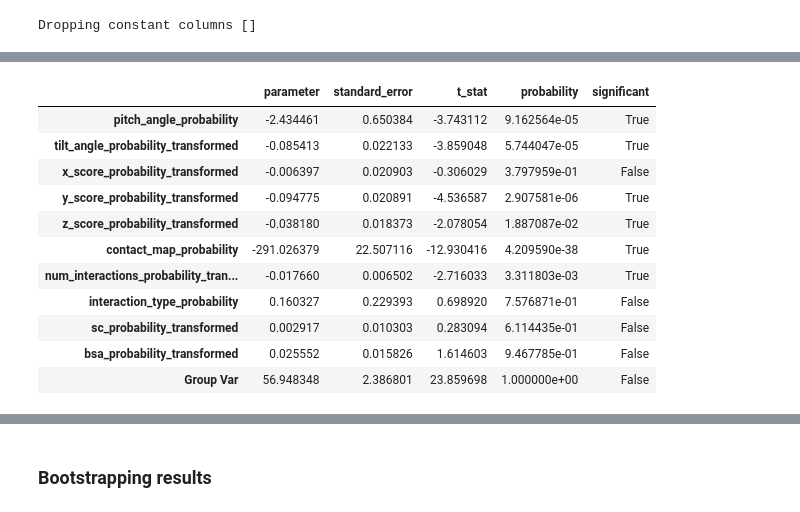
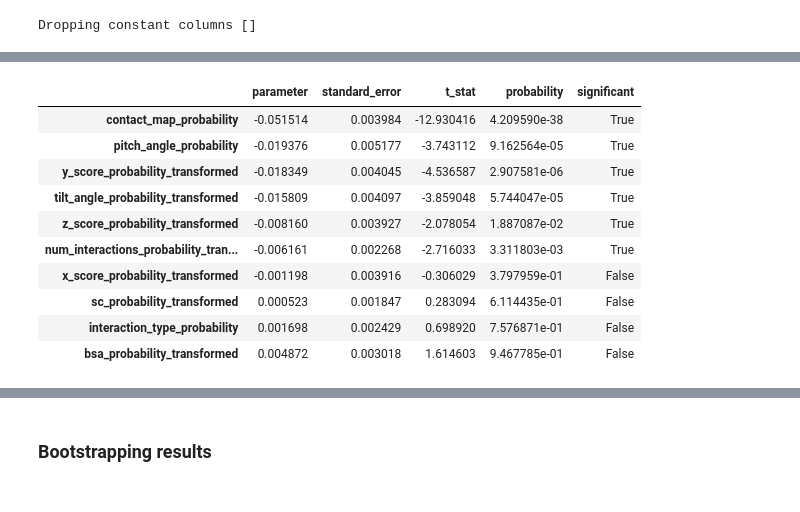
Before and after one commit to benjiemc/tcr-pmhc-predicted-structures, a Jupyter notebook: notebooks/compare_structural_features_to_confidence.ipynb, the cells around one changed output, grey strips where cells are left out. Drawn from its saved outputs; the diff is of its cells as text; code cells hidden in the pictures.

```diff
--- a/notebooks/compare_structural_features_to_confidence.ipynb
+++ b/notebooks/compare_structural_features_to_confidence.ipynb
@@ -1070,20 +1070,20 @@ plt.show()
+# %%
+data = structure_scores[[*structure_probability_names, 'cdr_pmhc_pae_score']]
+data_norm = data.sub(data.mean()).div(data.std())
 # %% [markdown]
 ### Removing outliers using Mahalanobis distance
 # %%
-data = structure_scores[[*structure_probability_names, 'cdr_pmhc_pae_score']]
+centre = data_norm.mean(axis=0)
+centred_data = data_norm.to_numpy() - centre.to_numpy().reshape(1, -1)
 
-centre = data.mean(axis=0)
-centred_data = data.to_numpy() - centre.to_numpy().reshape(1, -1)
-
-covariance = np.cov(data, rowvar=False)
+covariance = np.cov(data_norm, rowvar=False)
 covariance_inv = np.linalg.inv(covariance)
 
 distances = np.dot(np.dot(centred_data, covariance_inv), centred_data.T).diagonal()
 # %%
-data_no_outliers = structure_scores.loc[
-    distances <= scipy.stats.chi2.ppf(0.95, data.shape[1]),
-    [*structure_probability_names, 'cdr_pmhc_pae_score', 'index'],
-]
+outlier_mask = distances <= scipy.stats.chi2.ppf(0.95, data_norm.shape[1])
+data_no_outliers = data_norm.loc[outlier_mask].copy()
+data_no_outliers['index'] = structure_scores.loc[outlier_mask, 'index']
 # %%
 def check_constant_column(column: pd.Series) -> bool:
     return (column.iloc[0] == column).all()
@@ -1118,15 +1118,16 @@ with warnings.catch_warnings():
 
 print(reg.summary())
 
-coefficients = pd.concat([reg.params[1:], reg.bse[1:]], axis=1)
-coefficients.columns = ['parameter', 'standard_error']
+coefficients_no_outliers = pd.concat([reg.fe_params[1:], reg.bse_fe[1:]], axis=1)
+coefficients_no_outliers.columns = ['parameter', 'standard_error']
 
-coefficients['t_stat'] = coefficients['parameter'] / coefficients['standard_error']
+coefficients_no_outliers['t_stat'] = coefficients_no_outliers['parameter'] / coefficients_no_outliers['standard_error']
 
-coefficients['probability'] = coefficients['t_stat'].apply(
+coefficients_no_outliers['probability'] = coefficients_no_outliers['t_stat'].apply(
     lambda t_stat, dof=reg.df_resid: scipy.stats.t.cdf(t_stat, df=dof)
 )
-coefficients['significant'] = coefficients['probability'] < SIGNIFICANCE_LEVEL
+coefficients_no_outliers['significant'] = coefficients_no_outliers['probability'] < SIGNIFICANCE_LEVEL
 
-coefficients
+coefficients_no_outliers = coefficients_no_outliers.sort_values('parameter')
+coefficients_no_outliers
 # %% [output]
@@ -1150,15 +1151,14 @@ Group Var                                  29.730    1.725
 |  | parameter | standard_error | t_stat | probability | significant |
-| pitch_angle_probability | -2.434461 | 0.650384 | -3.743112 | 9.162564e-05 | True |
-| tilt_angle_probability_transformed | -0.085413 | 0.022133 | -3.859048 | 5.744047e-05 | True |
-| x_score_probability_transformed | -0.006397 | 0.020903 | -0.306029 | 3.797959e-01 | False |
-| y_score_probability_transformed | -0.094775 | 0.020891 | -4.536587 | 2.907581e-06 | True |
-| z_score_probability_transformed | -0.038180 | 0.018373 | -2.078054 | 1.887087e-02 | True |
-| contact_map_probability | -291.026379 | 22.507116 | -12.930416 | 4.209590e-38 | True |
-| num_interactions_probability_tran... | -0.017660 | 0.006502 | -2.716033 | 3.311803e-03 | True |
-| interaction_type_probability | 0.160327 | 0.229393 | 0.698920 | 7.576871e-01 | False |
-| sc_probability_transformed | 0.002917 | 0.010303 | 0.283094 | 6.114435e-01 | False |
-| bsa_probability_transformed | 0.025552 | 0.015826 | 1.614603 | 9.467785e-01 | False |
-| Group Var | 56.948348 | 2.386801 | 23.859698 | 1.000000e+00 | False |
+| contact_map_probability | -0.051514 | 0.003984 | -12.930416 | 4.209590e-38 | True |
+| pitch_angle_probability | -0.019376 | 0.005177 | -3.743112 | 9.162564e-05 | True |
+| y_score_probability_transformed | -0.018349 | 0.004045 | -4.536587 | 2.907581e-06 | True |
+| tilt_angle_probability_transformed | -0.015809 | 0.004097 | -3.859048 | 5.744047e-05 | True |
+| z_score_probability_transformed | -0.008160 | 0.003927 | -2.078054 | 1.887087e-02 | True |
+| num_interactions_probability_tran... | -0.006161 | 0.002268 | -2.716033 | 3.311803e-03 | True |
+| x_score_probability_transformed | -0.001198 | 0.003916 | -0.306029 | 3.797959e-01 | False |
+| sc_probability_transformed | 0.000523 | 0.001847 | 0.283094 | 6.114435e-01 | False |
+| interaction_type_probability | 0.001698 | 0.002429 | 0.698920 | 7.576871e-01 | False |
+| bsa_probability_transformed | 0.004872 | 0.003018 | 1.614603 | 9.467785e-01 | False |
 # %%
 fig, axes = plt.subplots(1, len(no_outliers_structure_columns), figsize=(5 * len(no_outliers_structure_columns), 5))
 
```
Also changed, not shown: parts of 10 cells of this notebook.
